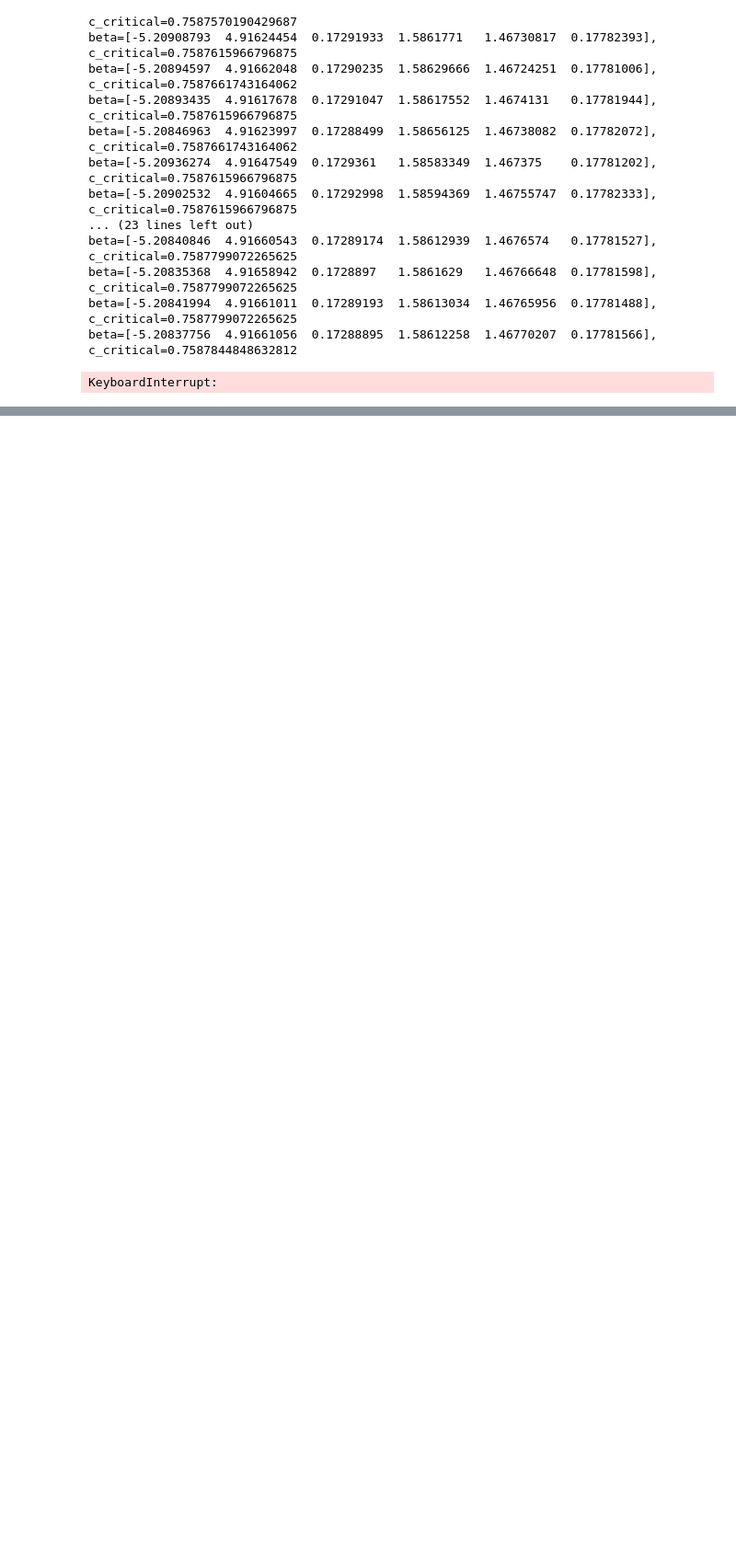
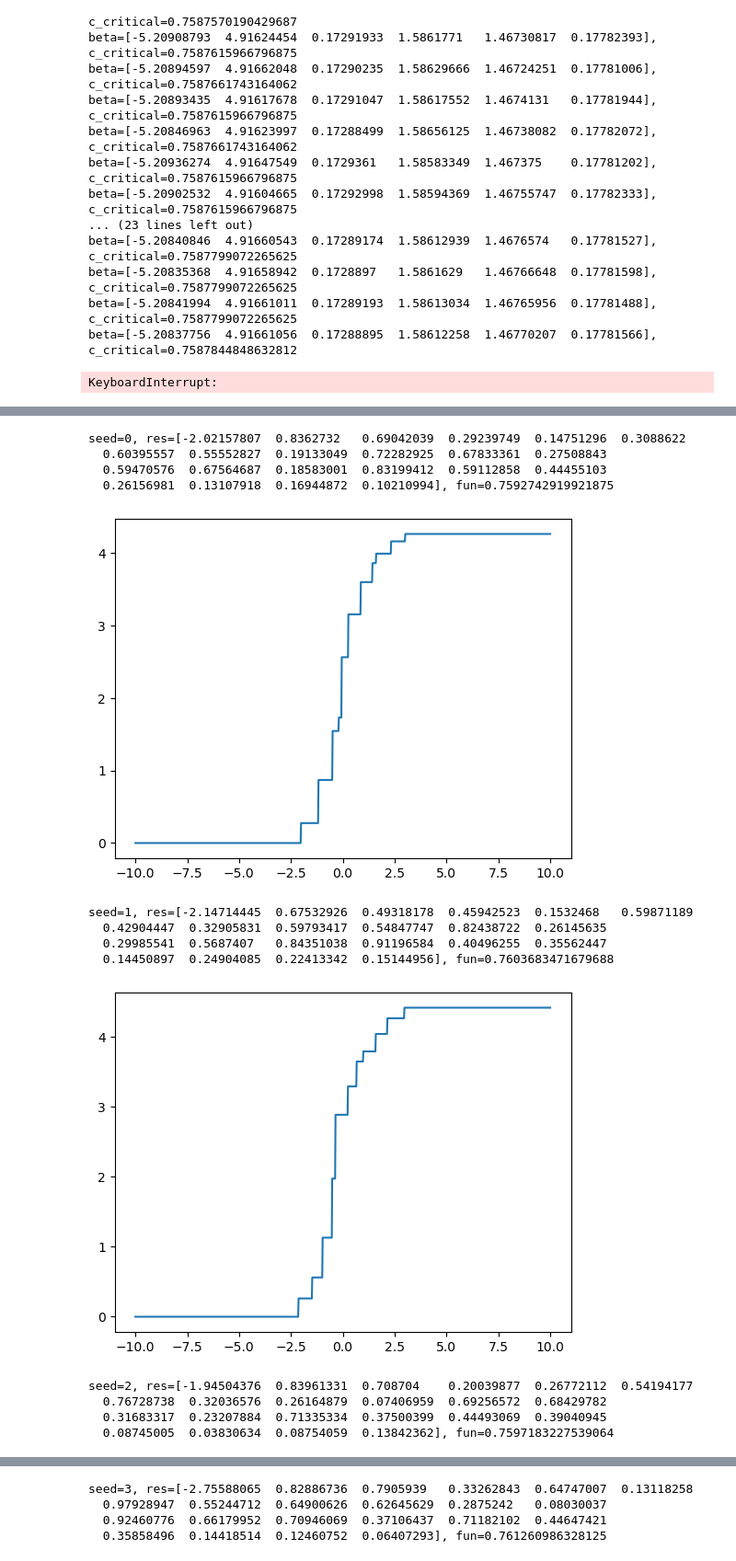
Before and after one commit to yuxinma98/NonlinearLaplacian, a Jupyter notebook: ipynb/Computation of c and outlier eigenvalue.ipynb, the cells around one changed output, grey strips where cells are left out. Shown at 92% size. Saved outputs shown, nothing was run; the diff lists cells and outputs as text; code cells hidden in the pictures; blank space fills up the shorter version.

```diff
--- a/ipynb/Computation of c and outlier eigenvalue.ipynb
+++ b/ipynb/Computation of c and outlier eigenvalue.ipynb
@@ -783,0 +871,8 @@ plot_step_function(res.x, ax[1])
+# %%
+# n=30 - all random initialization converge to suboptimal solution
+for seed in range(100):
+    historic_xks, historic_funs, res = minimize_with_random_initial_simplex(n=30, seed=seed)
+    if res.fun < 0.8:
+        print(f"seed={seed}, res={res.x}, fun={res.fun}")
+        plot_step_function(res.x, plt.gca())
+        plt.show()
@@ -783,0 +881,24 @@ plot_step_function(res.x, ax[1])
+# %%
+n=10
+bounds = ([(-5, 0)] + [(0, 1) for _ in range(1, n + 1)] + [(0, 1) for _ in range(0, n + 1)])
+for seed in range(5):
+    res = spo.differential_evolution(c_for_step_function, bounds=bounds, seed=seed)
+    print(f"seed={seed}, res={res.x}, fun={res.fun}")
+    if res.fun < 0.8:
+        plot_step_function(res.x, plt.gca())
+        plt.show()
+# %% [output]
+seed=0, res=[-2.02157807  0.8362732   0.69042039  0.29239749  0.14751296  0.3088622
+  0.60395557  0.55552827  0.19133049  0.72282925  0.67833361  0.27508843
+  0.59470576  0.67564687  0.18583001  0.83199412  0.59112858  0.44455103
+  0.26156981  0.13107918  0.16944872  0.10210994], fun=0.7592742919921875
+[figure, added]
+seed=1, res=[-2.14714445  0.67532926  0.49318178  0.45942523  0.1532468   0.59871189
+  0.42904447  0.32905831  0.59793417  0.54847747  0.82438722  0.26145635
+  0.29985541  0.5687407   0.84351038  0.91196584  0.40496255  0.35562447
+  0.14450897  0.24904085  0.22413342  0.15144956], fun=0.7603683471679688
+[figure, added]
+seed=2, res=[-1.94504376  0.83961331  0.708704    0.20039877  0.26772112  0.54194177
+  0.76728738  0.32036576  0.26164879  0.07406959  0.69256572  0.68429782
+  0.31683317  0.23207884  0.71335334  0.37500399  0.44493069  0.39040945
+  0.08745005  0.03830634  0.08754059  0.13842362], fun=0.7597183227539064
@@ -783,0 +906,4 @@ plot_step_function(res.x, ax[1])
+seed=3, res=[-2.75588065  0.82886736  0.7905939   0.33262843  0.64747007  0.13118258
+  0.97928947  0.55244712  0.64900626  0.62645629  0.2875242   0.08030037
+  0.92460776  0.66179952  0.70946069  0.37106437  0.71182102  0.44647421
+  0.35858496  0.14418514  0.12460752  0.06407293], fun=0.761260986328125
```
Also changed, not shown: parts of 46 cells of this notebook.
